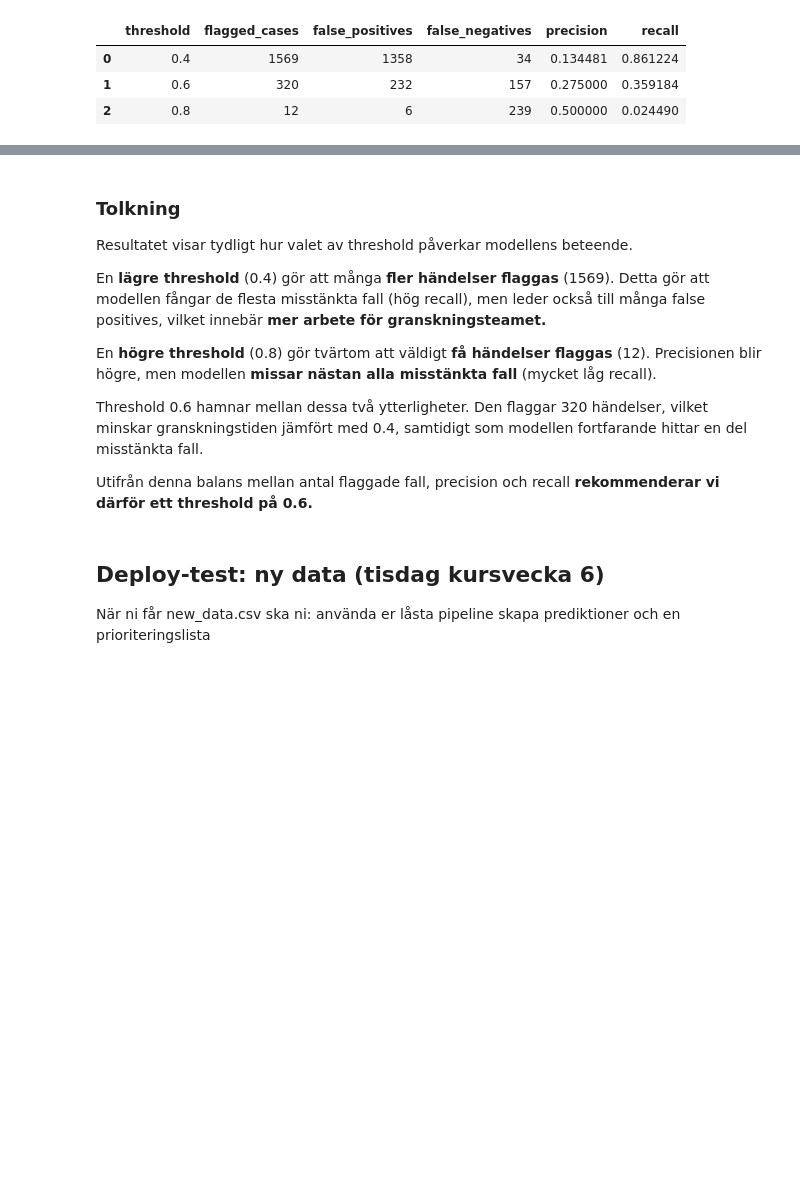
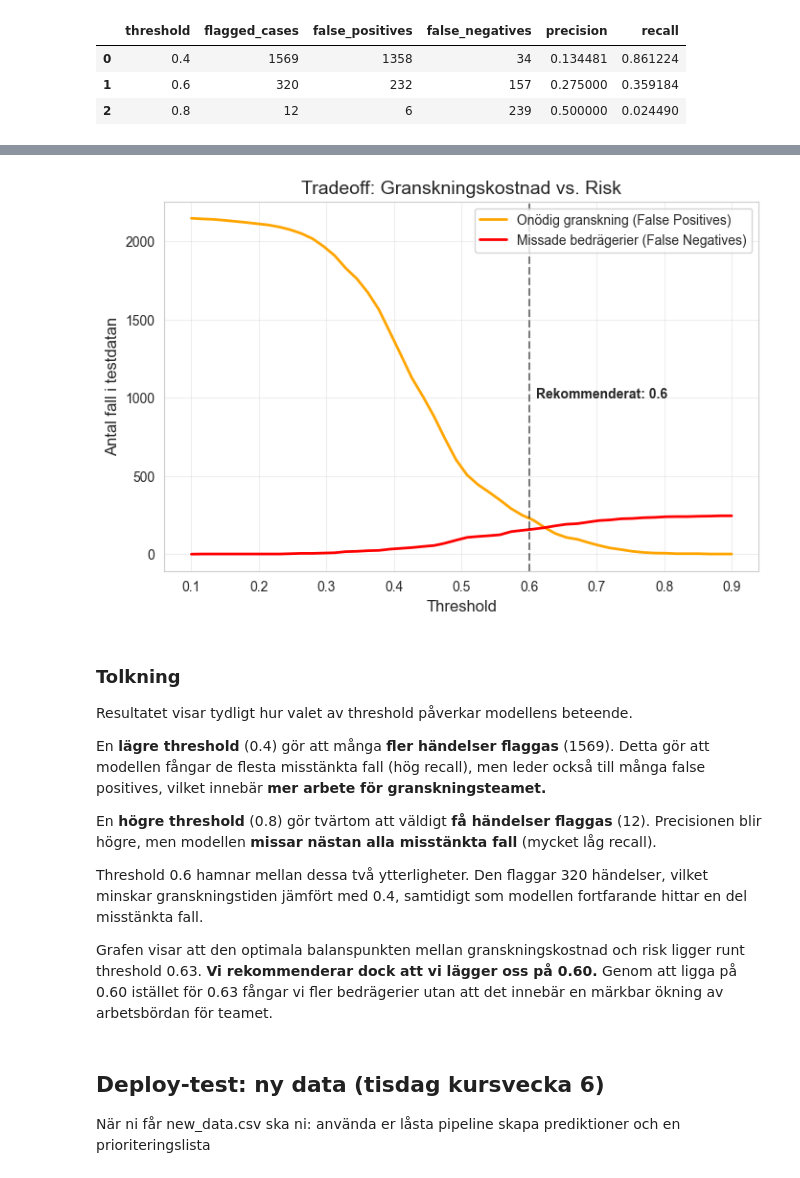
Before and after one commit to AlmaVasell/Grupparbete-MACHINELEARNING, a Jupyter notebook: report.ipynb, the cells around one changed output, grey strips where cells are left out. Cells and saved outputs as stored; diff of their text form; code cells hidden in the pictures; blank space fills up the shorter version.

Commit message:
La till en tradeoff-graf i del 5

```diff
--- a/report.ipynb
+++ b/report.ipynb
@@ -697,3 +701,31 @@ results_df
+# %%
+# Skapa intervall av thresholds för en jämnare graf
+threshold_range = np.linspace(0.1, 0.9, 50)
+fps = []
+fns = []
+
+for t in threshold_range:
+    y_pred_t = (y_proba >= t).astype(int)
+    tn, fp, fn, tp = confusion_matrix(y_test, y_pred_t).ravel()
+    fps.append(fp)
+    fns.append(fn)
+
+plt.figure(figsize=(8, 5))
+plt.plot(threshold_range, fps, label='Onödig granskning (False Positives)', color='orange', lw=2)
+plt.plot(threshold_range, fns, label='Missade bedrägerier (False Negatives)', color='red', lw=2)
+
+# Marker vald threshold (0.6)
+plt.axvline(x=0.6, color='black', linestyle='--', alpha=0.5)
+plt.text(0.61, 1000, 'Rekommenderat: 0.6', fontweight='bold')
+
+plt.title('Tradeoff: Granskningskostnad vs. Risk', fontsize=14)
+plt.xlabel('Threshold', fontsize=12)
+plt.ylabel('Antal fall i testdatan', fontsize=12)
+plt.legend()
+plt.grid(True, alpha=0.3)
+plt.show()
+# %% [output]
+[figure, added]
 # %% [markdown]
 ### Tolkning
 
@@ -705,7 +737,7 @@ En **högre threshold** (0.8) gör tvärtom att väldigt **få händelser flagga
 
 Threshold 0.6 hamnar mellan dessa två ytterligheter. Den flaggar 320 händelser, vilket minskar granskningstiden jämfört med 0.4, samtidigt som modellen fortfarande hittar en del misstänkta fall.
 
-Utifrån denna balans mellan antal flaggade fall, precision och recall **rekommenderar vi därför ett threshold på 0.6.**
+Grafen visar att den optimala balanspunkten mellan granskningskostnad och risk ligger runt threshold 0.63. **Vi rekommenderar dock att vi lägger oss på 0.60.** Genom att ligga på 0.60 istället för 0.63 fångar vi fler bedrägerier utan att det innebär en märkbar ökning av arbetsbördan för teamet.
 # %% [markdown]
 ## Deploy-test: ny data (tisdag kursvecka 6)
 
```
Also changed, not shown: parts of 1 cell of this notebook.
